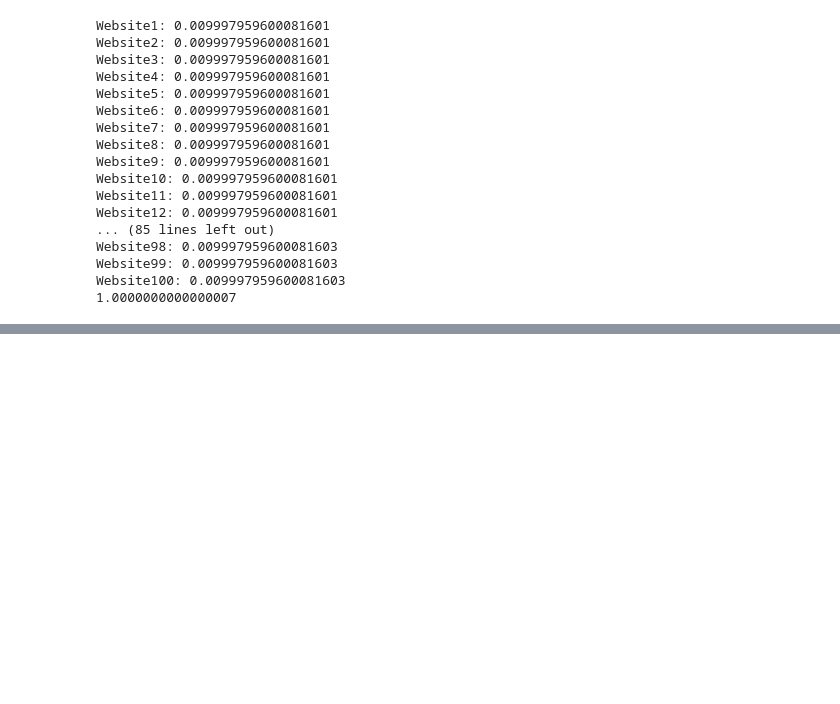
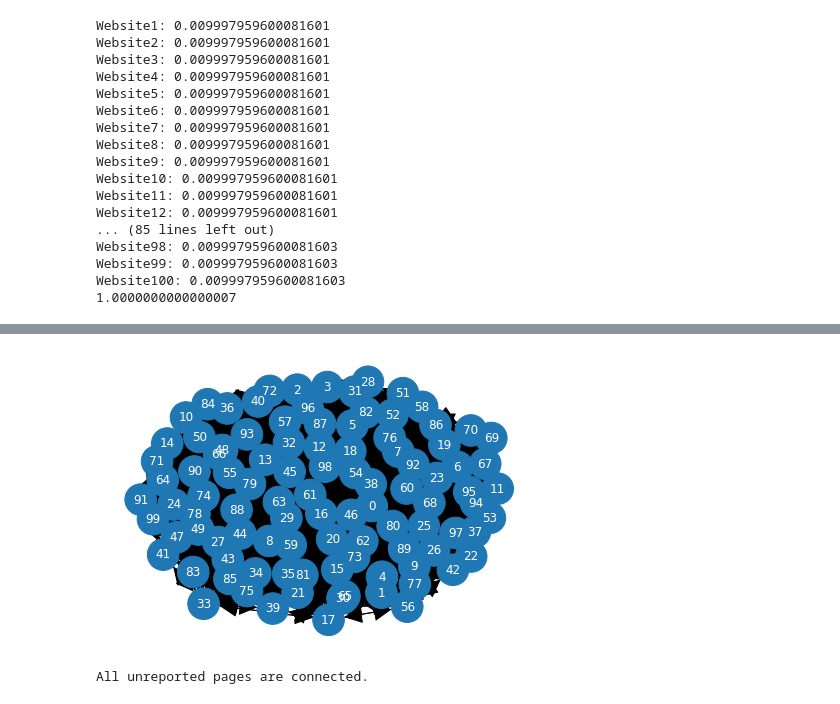
Before and after one commit to Yvee1/pagerank, a Jupyter notebook: pagerank.ipynb, the cells around one changed output, grey strips where cells are left out. Cells and saved outputs as stored; diff of their text form; code cells hidden in the pictures; blank space fills up the shorter version.

```diff
--- a/pagerank.ipynb
+++ b/pagerank.ipynb
@@ -1757,0 +2016,19 @@ Website100: 0.009997959600081603
+# %%
+randomNetwork= Network()
+successProbability = 0.5
+
+for i in range(0,100):
+    p = Page("Page {}".format(i))
+    randomNetwork.addPage(p)
+
+for p in randomNetwork:
+    for other in randomNetwork:
+        # Check if equal
+        if not(other.getName() == p.getName()):
+            if (random.random() > successProbability):
+                other.addLinkTo(p)
+                p.addLinkTo(other)
+
+PageRanker.rankCR(randomNetwork, 1000, 0.5)
+randomNetwork.showRanking()
+randomNetwork.debugRanking()
@@ -1757,0 +2053,6 @@ Website100: 0.009997959600081603
+# %%
+randomNetwork.plot2()
+randomNetwork.testUnconnected()
+# %% [output]
+[figure, added]
+All unreported pages are connected.
```
Also changed, not shown: parts of 39 cells of this notebook.
